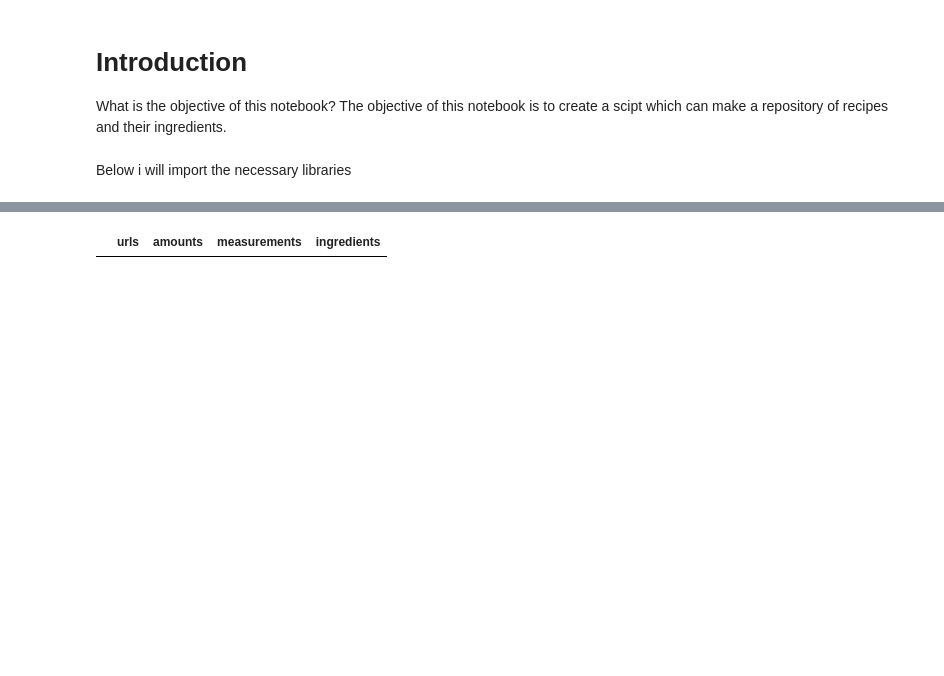
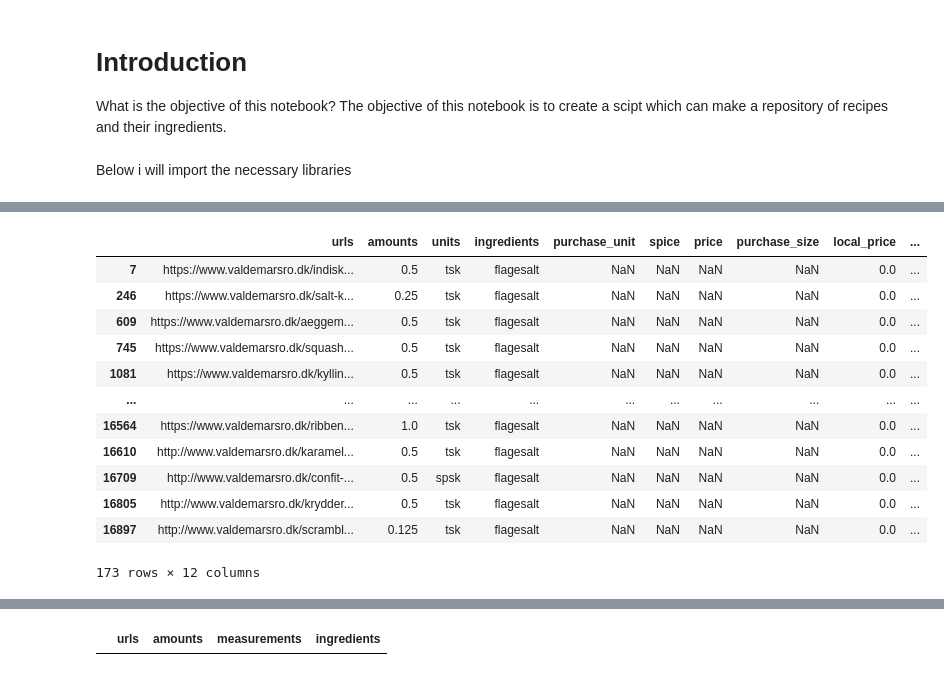
Before and after one commit to Norris36/paideia, a Jupyter notebook: meal_prep/input_meal.ipynb, the cells around one changed output, grey strips where cells are left out. Cells and saved outputs as stored; diff of their text form; code cells hidden in the pictures; blank space fills up the shorter version.

```diff
--- a/meal_prep/input_meal.ipynb
+++ b/meal_prep/input_meal.ipynb
@@ -160,0 +177,6 @@ with tqdm(total=len(df.urls), desc='Ive passed this many items 0') as pbar:
+# %%
+# pantry.loc[pantry.ingredients == 'nan grøntsagsbouillon', 'amounts'] = 50
+# pantry.loc[pantry.ingredients == cleaner.at[0, 'ingredients'], 'units'] = 'g'
+# pantry.loc[pantry.ingredients == cleaner.at[0, 'ingredients'], 'ingredients'] = 'pasta'
+pantry.loc[pantry.ingredients == 'cremefraiche 8 %', 'ingredients'] = 'cremefraiche'
+pantry.loc[pantry.ingredients == 'cremefraiche 18 %', 'ingredients'] = 'cremefraiche'
@@ -165,0 +207,2 @@ df.reset_index(inplace=True, drop=True)
+# %%
+        pantry.loc[pantry.ingredients == ing, 'ingredients'] = x
@@ -165,0 +219,16 @@ df.reset_index(inplace=True, drop=True)
+# %%
+pantry[pantry.ingredients == 'flagesalt']
+# %% [output]
+|  | urls | amounts | units | ingredients | purchase_unit | spice | price | purchase_size | local_price | ... |
+| 7 | https://www.valdemarsro.dk/indisk... | 0.5 | tsk | flagesalt | NaN | NaN | NaN | NaN | 0.0 | ... |
+| 246 | https://www.valdemarsro.dk/salt-k... | 0.25 | tsk | flagesalt | NaN | NaN | NaN | NaN | 0.0 | ... |
+| 609 | https://www.valdemarsro.dk/aeggem... | 0.5 | tsk | flagesalt | NaN | NaN | NaN | NaN | 0.0 | ... |
+| 745 | https://www.valdemarsro.dk/squash... | 0.5 | tsk | flagesalt | NaN | NaN | NaN | NaN | 0.0 | ... |
+| 1081 | https://www.valdemarsro.dk/kyllin... | 0.5 | tsk | flagesalt | NaN | NaN | NaN | NaN | 0.0 | ... |
+| ... | ... | ... | ... | ... | ... | ... | ... | ... | ... | ... |
+| 16564 | https://www.valdemarsro.dk/ribben... | 1.0 | tsk | flagesalt | NaN | NaN | NaN | NaN | 0.0 | ... |
+| 16610 | http://www.valdemarsro.dk/karamel... | 0.5 | tsk | flagesalt | NaN | NaN | NaN | NaN | 0.0 | ... |
+| 16709 | http://www.valdemarsro.dk/confit-... | 0.5 | spsk | flagesalt | NaN | NaN | NaN | NaN | 0.0 | ... |
+| 16805 | http://www.valdemarsro.dk/krydder... | 0.5 | tsk | flagesalt | NaN | NaN | NaN | NaN | 0.0 | ... |
+| 16897 | http://www.valdemarsro.dk/scrambl... | 0.125 | tsk | flagesalt | NaN | NaN | NaN | NaN | 0.0 | ... |
+173 rows × 12 columns
```
Also changed, not shown: parts of 20 cells of this notebook, 5 other files.
